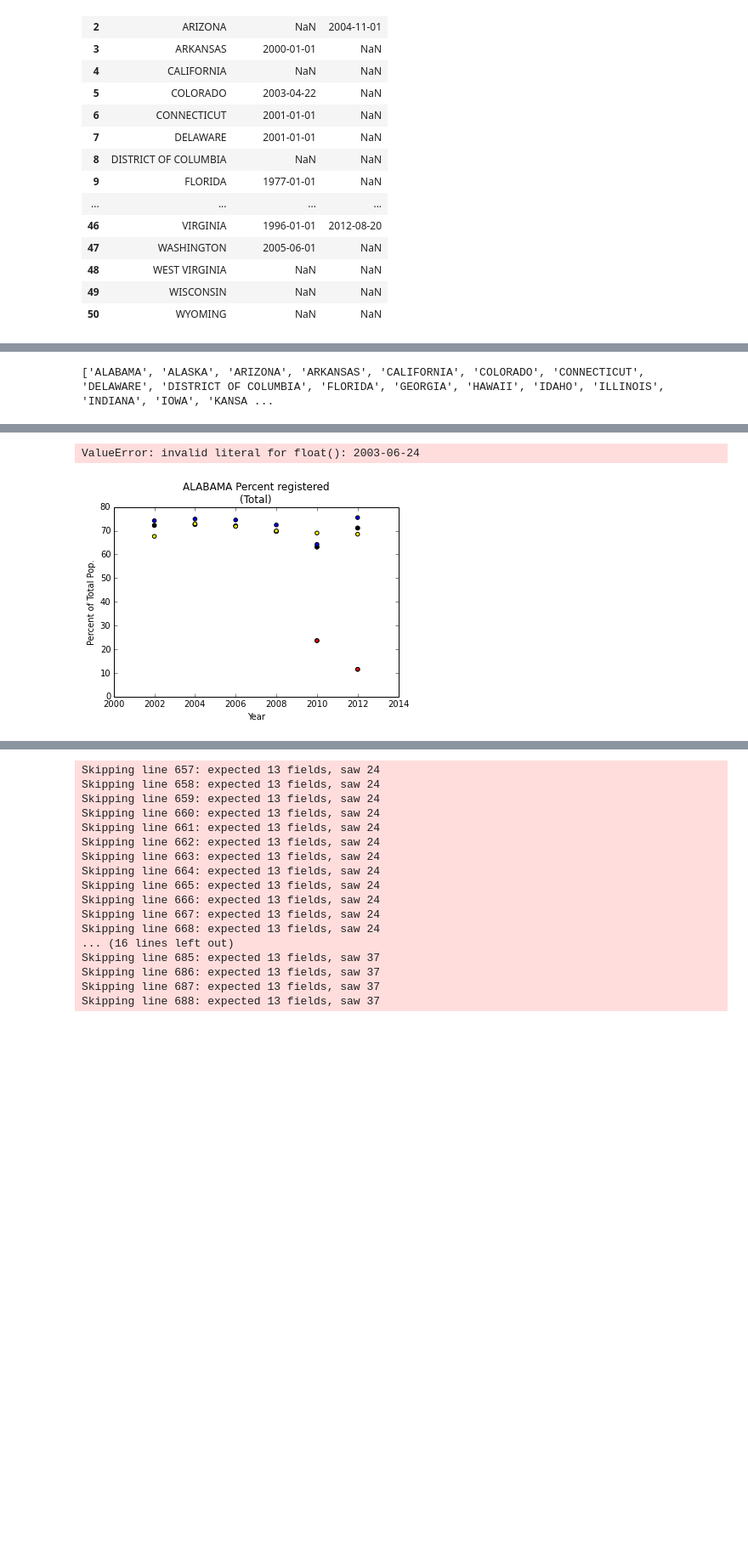
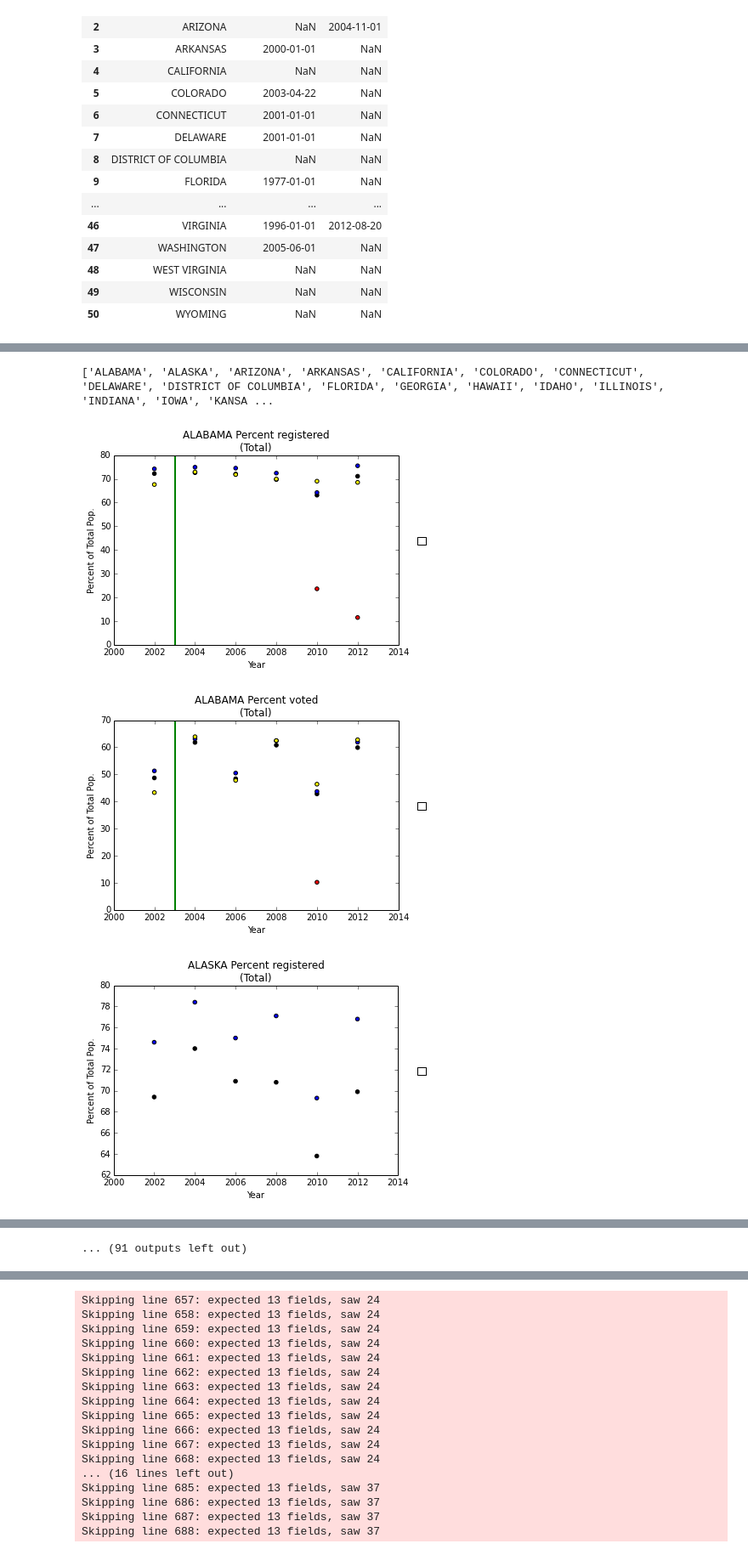
Before and after one commit to meenaboppana/voterid, a Jupyter notebook: Version_12_6.ipynb, the cells around one changed output, grey strips where cells are left out. Shown at 85% size. Cells and saved outputs as stored; diff of their text form; code cells hidden in the pictures; blank space fills up the shorter version.

```diff
--- a/Version_12_6.ipynb
+++ b/Version_12_6.ipynb
@@ -240,5 +271,5 @@ nan
 # %%
 #Change law_id df so states are the keys
-law_id = law_id.set_index('State')
-print law_id
+law_idnew = law_id.set_index('State')
+print law_idnew
 # %% [output]
@@ -251,41 +298,44 @@ print states
 for s in states:
     statedata = racedata.groupby('State').get_group(s)
 
-    subgroup = [0 for i in range(5)]
-    subgroup[0] = statedata.groupby('Race and Hispanic origin').get_group('Total')
-    subgroup[1] = statedata.groupby('Race and Hispanic origin').get_group('Non-Hispanic White')
-    subgroup[2] = statedata.groupby('Race and Hispanic origin').get_group('Non-Hispanic Black')
-    subgroup[3] = statedata.groupby('Race and Hispanic origin').get_group('Asian and Pacific Islander')
-    subgroup[4] = statedata.groupby('Race and Hispanic origin').get_group('Hispanic (of any race)')
+    #subgroup = [0 for i in range(5)]
+    #subgroup[0] = statedata.groupby('Race and Hispanic origin').get_group('Total')
+    #subgroup[1] = statedata.groupby('Race and Hispanic origin').get_group('Non-Hispanic White')
+    #subgroup[2] = statedata.groupby('Race and Hispanic origin').get_group('Non-Hispanic Black')
+    #subgroup[3] = statedata.groupby('Race and Hispanic origin').get_group('Asian and Pacific Islander')
+    #subgroup[4] = statedata.groupby('Race and Hispanic origin').get_group('Hispanic (of any race)')
 
     #Alternate names
     subgroup2 = [0 for i in range(5)]
     subgroup2[0] = statedata.groupby('Race and Hispanic origin').get_group('Total')
     subgroup2[1] = statedata.groupby('Race and Hispanic origin').get_group('White non-Hispanic alone')
     subgroup2[2] = statedata.groupby('Race and Hispanic origin').get_group('Black alone')
     subgroup2[3] = statedata.groupby('Race and Hispanic origin').get_group('Asian alone')
     subgroup2[4] = statedata.groupby('Race and Hispanic origin').get_group('Hispanic (of any race)')
 
     colors = ['black','blue','yellow','green','red']
 
     for elt in ['Percent registered\n(Total)', 'Percent voted\n(Total)']:
         graph = []
         for i in range(5):
-             graph.append( plt.scatter(x = subgroup[i]['Year'], y = subgroup[i][elt], c = colors[i]) )
+             #graph.append( plt.scatter(x = subgroup[i]['Year'], y = subgroup[i][elt], c = colors[i]) )
              plt.scatter(x = subgroup2[i]['Year'], y = subgroup2[i][elt], c = colors[i])
         #gra = plt.scatter(x = subgroup2['Year'], y = subgroup2['Percent registered\n(Total)'], c = 'g')
 
         plt.title(s + " " + elt)
         plt.xlabel("Year")
         plt.ylabel("Percent of Total Pop.")
 
-        if law_id.ix[s, 'non_strict_year'] != 'NaN':
-           plt.axvline(x=law_id.ix[s, 'non_strict_year'], linewidth=2, color='green')
-        if law_id.ix[s, 'strict_year'] != 'NaN':
-           plt.axvline(x=law_id.ix[s, 'strict_year'], linewidth=2, color='black')
+        if law_idnew.ix[s, 'nonstrict_firstyear'] != 'NaN':
+           plt.axvline(x=law_idnew.ix[s, 'nonstrict_firstyear'], linewidth=2, color='green')
+        if law_idnew.ix[s, 'strict_firstyear'] != 'NaN':
+           plt.axvline(x=law_idnew.ix[s, 'strict_firstyear'], linewidth=2, color='black')
 
         plt.xlim(2000,2014)
         plt.legend((graph), ('All groups', 'White', 'Black', 'Asian', 'Hispanic'), scatterpoints=1,loc = 'lower left', bbox_to_anchor=(1.05, 0.5))
         plt.show()
 # %% [output]
 ['ALABAMA', 'ALASKA', 'ARIZONA', 'ARKANSAS', 'CALIFORNIA', 'COLORADO', 'CONNECTICUT', 'DELAWARE', 'DISTRICT OF COLUMBIA', 'FLORIDA', 'GEORGIA', 'HAWAII', 'IDAHO', 'ILLINOIS', 'INDIANA', 'IOWA', 'KANSA ...
+[figure, new version]
+[figure, added]
+[figure, added]
@@ -292,2 +350 @@ for s in states:
-ValueError: invalid literal for float(): 2003-06-24
+... (91 outputs left out)
-[figure, old version]
```
Also changed, not shown: parts of 10 cells of this notebook.
